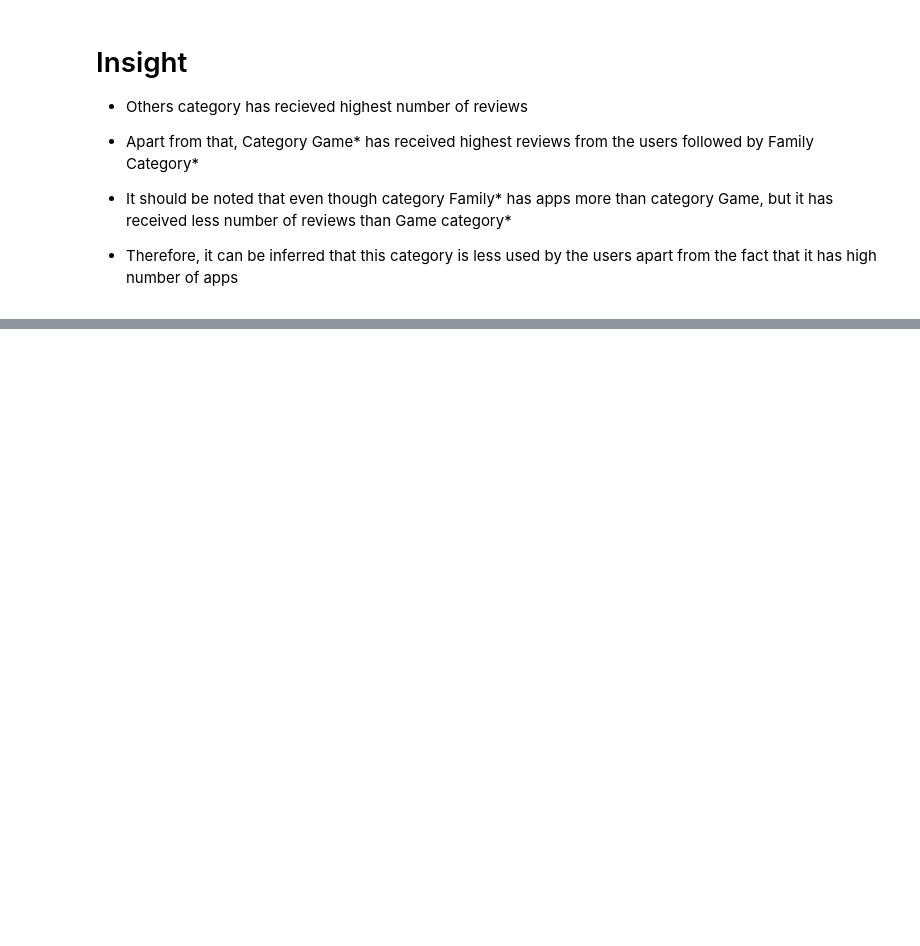
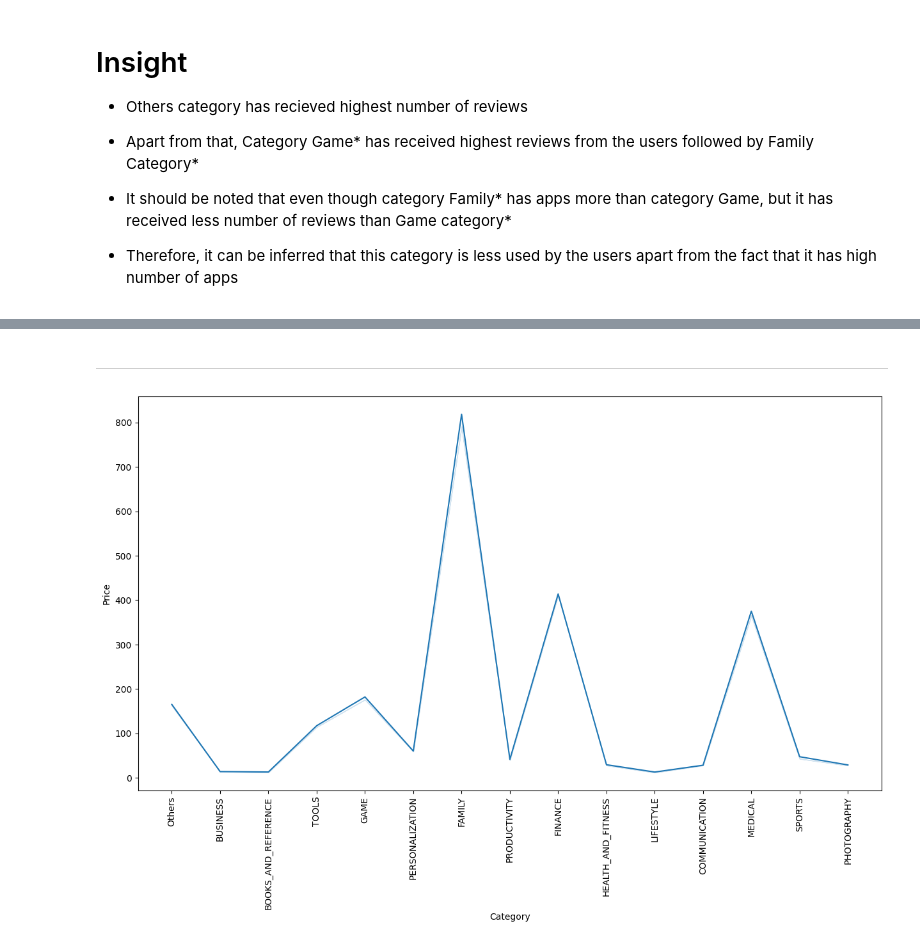
Before and after one commit to HunterKane/University-of-Texas-AI-ML-Projects-, a Jupyter notebook: Practice 1 Google Play Store Case Study - EDA Analysis/Google_Play_Store_Case_Study.ipynb, the cells around one changed output, grey strips where cells are left out. Saved outputs shown, nothing was run; the diff lists cells and outputs as text; code cells hidden in the pictures; blank space fills up the shorter version.

```diff
--- a/Practice 1 Google Play Store Case Study - EDA Analysis/Google_Play_Store_Case_Study.ipynb
+++ b/Practice 1 Google Play Store Case Study - EDA Analysis/Google_Play_Store_Case_Study.ipynb
@@ -498,0 +514,11 @@ plt.xticks(rotation = 90);
+# %% [markdown]
+---------------------------------------------------------
+# %%
+# Observation for Category and Price
+
+plt.figure(figsize=(15,8))
+sns.lineplot(data = df, x = "Category", y = "Price", errorbar = ('ci', False), estimator = 'sum')
+plt.xticks(rotation = 90);
+plt.show()
+# %% [output]
+[figure, added]
```
Also changed, not shown: parts of 13 cells of this notebook.
